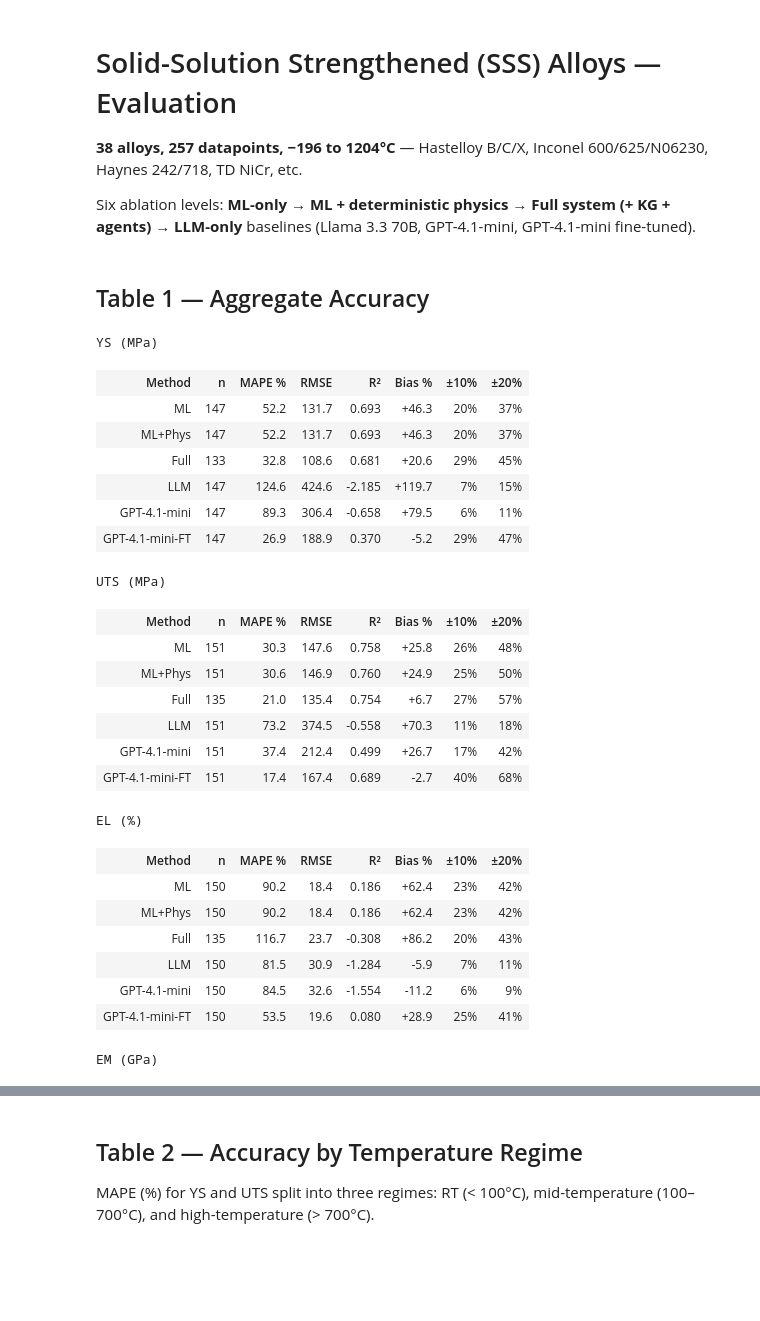
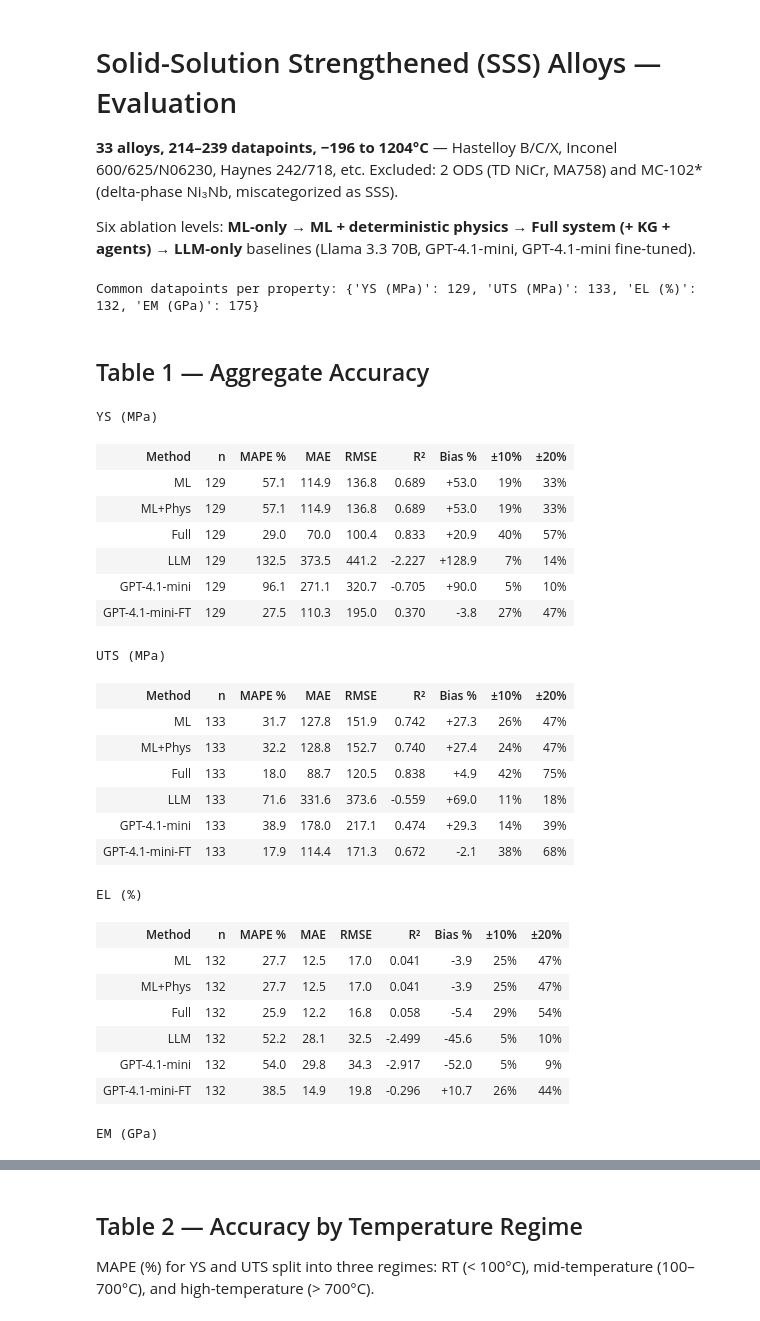
Before and after one commit to AlexLecu/AlloyGraph, a Jupyter notebook: evaluation/prediction/notebooks/02_evaluate_sss.ipynb, the cells around one changed output, grey strips where cells are left out. Saved outputs shown, nothing was run; the diff lists cells and outputs as text; code cells hidden in the pictures; blank space fills up the shorter version.

```diff
--- a/evaluation/prediction/notebooks/02_evaluate_sss.ipynb
+++ b/evaluation/prediction/notebooks/02_evaluate_sss.ipynb
@@ -1,7 +1,8 @@
 # %% [markdown]
 # Solid-Solution Strengthened (SSS) Alloys — Evaluation
 
-**38 alloys, 257 datapoints, −196 to 1204°C** — Hastelloy B/C/X, Inconel 600/625/N06230, Haynes 242/718, TD NiCr, etc.
+**33 alloys, 214–239 datapoints, −196 to 1204°C** — Hastelloy B/C/X, Inconel 600/625/N06230, Haynes 242/718, etc.
+Excluded: 2 ODS (TD NiCr, MA758) and MC-102\* (delta-phase Ni₃Nb, miscategorized as SSS).
 
 Six ablation levels: **ML-only** → **ML + deterministic physics** → **Full system (+ KG + agents)** → **LLM-only** baselines (Llama 3.3 70B, GPT-4.1-mini, GPT-4.1-mini fine-tuned).
 # %%
@@ -36,15 +37,33 @@ PROPS   = [('pred_ys','actual_ys','YS (MPa)'), ('pred_uts','actual_uts','UTS (MP
 
 def metrics(df, pc, ac):
     v = df[[pc,ac]].dropna(); v = v[v[ac]!=0]
-    if len(v)<2: return dict(n=len(v), mape=np.nan, rmse=np.nan, r2=np.nan, bias=np.nan)
+    if len(v)<2: return dict(n=len(v), mape=np.nan, mae=np.nan, rmse=np.nan, r2=np.nan, bias=np.nan)
     e = v[pc]-v[ac]; pe = e/v[ac]
-    return dict(n=len(v), mape=pe.abs().mean()*100, rmse=np.sqrt((e**2).mean()),
+    return dict(n=len(v), mape=pe.abs().mean()*100, mae=e.abs().mean(),
+                rmse=np.sqrt((e**2).mean()),
                 r2=r2_score(v[ac], v[pc]), bias=pe.mean()*100)
 
 def pct_within(df, pc, ac, tol):
     v = df[[pc,ac]].dropna(); v = v[v[ac]!=0]
     if len(v)==0: return np.nan
     return (((v[pc]-v[ac])/v[ac]).abs()*100 <= tol).mean()*100
+
+# === Fair comparison: intersect to common datapoints per property ===
+for df in METHODS.values():
+    df['_key'] = df['alloy'].astype(str) + '|' + df['temperature'].astype(str)
+
+def _common_keys(pc, ac):
+    sets = []
+    for df in METHODS.values():
+        v = df.dropna(subset=[pc, ac])
+        v = v[v[ac] != 0]
+        sets.append(set(v['_key']))
+    return set.intersection(*sets) if sets else set()
+
+COMMON = {(pc, ac): _common_keys(pc, ac) for pc, ac, _ in PROPS}
+print(f"Common datapoints per property: { {lbl: len(COMMON[(pc,ac)]) for pc,ac,lbl in PROPS} }")
+# %% [output]
+Common datapoints per property: {'YS (MPa)': 129, 'UTS (MPa)': 133, 'EL (%)': 132, 'EM (GPa)': 175}
 # %% [markdown]
 ## Table 1 — Aggregate Accuracy
 # %%
@@ -53,9 +72,11 @@ from IPython.display import HTML
 rows = []
 for mn, df in METHODS.items():
     for pc, ac, lbl in PROPS:
-        m = metrics(df, pc, ac)
+        keys = COMMON[(pc, ac)]
+        df_fair = df[df['_key'].isin(keys)]
+        m = metrics(df_fair, pc, ac)
         rows.append({**m, 'Method': mn, 'Property': lbl,
-                     '±10%': pct_within(df,pc,ac,10), '±20%': pct_within(df,pc,ac,20)})
+                     '±10%': pct_within(df_fair, pc, ac, 10), '±20%': pct_within(df_fair, pc, ac, 20)})
 
 tbl = pd.DataFrame(rows)
 
@@ -66,57 +87,57 @@ def build_table_html(sub, columns_spec):
     html += '<tr><th style="text-align:left">Method</th>'
     for col, _, _ in columns_spec:
         html += f'<th style="padding:4px 8px">{col}</th>'
     html += '</tr>\n'
     best_map = {}
     for col, best, _ in columns_spec:
         if best is None: continue
         vals = pd.to_numeric(sub[col], errors='coerce')
         if best == 'min': best_map[col] = vals.idxmin()
         elif best == 'max': best_map[col] = vals.idxmax()
         elif best == 'abs_min': best_map[col] = vals.abs().idxmin()
     for idx in sub.index:
         html += f'<tr><td style="text-align:left;padding:4px 8px"><b>{idx}</b></td>'
         for col, best, fmt in columns_spec:
             val = sub.loc[idx, col]
             s = fmt.format(val) if pd.notna(val) else '\u2014'
             is_best = best is not None and idx == best_map.get(col)
             style = f'{HIGHLIGHT};padding:4px 8px' if is_best else 'padding:4px 8px'
             html += f'<td style="{style}">{s}</td>'
         html += '</tr>\n'
     html += '</table>'
     return html
 
 for prop in ['YS (MPa)', 'UTS (MPa)', 'EL (%)', 'EM (GPa)']:
-    sub = tbl[tbl['Property']==prop][['Method','n','mape','rmse','r2','bias','±10%','±20%']].copy()
+    sub = tbl[tbl['Property']==prop][['Method','n','mape','mae','rmse','r2','bias','±10%','±20%']].copy()
     sub = sub.set_index('Method')
-    sub.columns = ['n','MAPE %','RMSE','R²','Bias %','±10%','±20%']
-    cols = [('n',None,'{:.0f}'),('MAPE %','min','{:.1f}'),('RMSE','min','{:.1f}'),
+    sub.columns = ['n','MAPE %','MAE','RMSE','R²','Bias %','±10%','±20%']
+    cols = [('n',None,'{:.0f}'),('MAPE %','min','{:.1f}'),('MAE','min','{:.1f}'),('RMSE','min','{:.1f}'),
             ('R²','max','{:.3f}'),('Bias %','abs_min','{:+.1f}'),('±10%','max','{:.0f}%'),('±20%','max','{:.0f}%')]
     print(f"\n{prop}")
     display(HTML(build_table_html(sub, cols)))
 # %% [output]
 YS (MPa)
-| Method | n | MAPE % | RMSE | R² | Bias % | ±10% | ±20% |
-| ML | 147 | 52.2 | 131.7 | 0.693 | +46.3 | 20% | 37% |
-| ML+Phys | 147 | 52.2 | 131.7 | 0.693 | +46.3 | 20% | 37% |
-| Full | 133 | 32.8 | 108.6 | 0.681 | +20.6 | 29% | 45% |
-| LLM | 147 | 124.6 | 424.6 | -2.185 | +119.7 | 7% | 15% |
-| GPT-4.1-mini | 147 | 89.3 | 306.4 | -0.658 | +79.5 | 6% | 11% |
-| GPT-4.1-mini-FT | 147 | 26.9 | 188.9 | 0.370 | -5.2 | 29% | 47% |
+| Method | n | MAPE % | MAE | RMSE | R² | Bias % | ±10% | ±20% |
+| ML | 129 | 57.1 | 114.9 | 136.8 | 0.689 | +53.0 | 19% | 33% |
+| ML+Phys | 129 | 57.1 | 114.9 | 136.8 | 0.689 | +53.0 | 19% | 33% |
+| Full | 129 | 29.0 | 70.0 | 100.4 | 0.833 | +20.9 | 40% | 57% |
+| LLM | 129 | 132.5 | 373.5 | 441.2 | -2.227 | +128.9 | 7% | 14% |
+| GPT-4.1-mini | 129 | 96.1 | 271.1 | 320.7 | -0.705 | +90.0 | 5% | 10% |
+| GPT-4.1-mini-FT | 129 | 27.5 | 110.3 | 195.0 | 0.370 | -3.8 | 27% | 47% |
 UTS (MPa)
-| Method | n | MAPE % | RMSE | R² | Bias % | ±10% | ±20% |
-| ML | 151 | 30.3 | 147.6 | 0.758 | +25.8 | 26% | 48% |
-| ML+Phys | 151 | 30.6 | 146.9 | 0.760 | +24.9 | 25% | 50% |
-| Full | 135 | 21.0 | 135.4 | 0.754 | +6.7 | 27% | 57% |
-| LLM | 151 | 73.2 | 374.5 | -0.558 | +70.3 | 11% | 18% |
-| GPT-4.1-mini | 151 | 37.4 | 212.4 | 0.499 | +26.7 | 17% | 42% |
-| GPT-4.1-mini-FT | 151 | 17.4 | 167.4 | 0.689 | -2.7 | 40% | 68% |
+| Method | n | MAPE % | MAE | RMSE | R² | Bias % | ±10% | ±20% |
+| ML | 133 | 31.7 | 127.8 | 151.9 | 0.742 | +27.3 | 26% | 47% |
+| ML+Phys | 133 | 32.2 | 128.8 | 152.7 | 0.740 | +27.4 | 24% | 47% |
+| Full | 133 | 18.0 | 88.7 | 120.5 | 0.838 | +4.9 | 42% | 75% |
+| LLM | 133 | 71.6 | 331.6 | 373.6 | -0.559 | +69.0 | 11% | 18% |
+| GPT-4.1-mini | 133 | 38.9 | 178.0 | 217.1 | 0.474 | +29.3 | 14% | 39% |
+| GPT-4.1-mini-FT | 133 | 17.9 | 114.4 | 171.3 | 0.672 | -2.1 | 38% | 68% |
 EL (%)
-| Method | n | MAPE % | RMSE | R² | Bias % | ±10% | ±20% |
-| ML | 150 | 90.2 | 18.4 | 0.186 | +62.4 | 23% | 42% |
-| ML+Phys | 150 | 90.2 | 18.4 | 0.186 | +62.4 | 23% | 42% |
-| Full | 135 | 116.7 | 23.7 | -0.308 | +86.2 | 20% | 43% |
-| LLM | 150 | 81.5 | 30.9 | -1.284 | -5.9 | 7% | 11% |
-| GPT-4.1-mini | 150 | 84.5 | 32.6 | -1.554 | -11.2 | 6% | 9% |
-| GPT-4.1-mini-FT | 150 | 53.5 | 19.6 | 0.080 | +28.9 | 25% | 41% |
+| Method | n | MAPE % | MAE | RMSE | R² | Bias % | ±10% | ±20% |
+| ML | 132 | 27.7 | 12.5 | 17.0 | 0.041 | -3.9 | 25% | 47% |
+| ML+Phys | 132 | 27.7 | 12.5 | 17.0 | 0.041 | -3.9 | 25% | 47% |
+| Full | 132 | 25.9 | 12.2 | 16.8 | 0.058 | -5.4 | 29% | 54% |
+| LLM | 132 | 52.2 | 28.1 | 32.5 | -2.499 | -45.6 | 5% | 10% |
+| GPT-4.1-mini | 132 | 54.0 | 29.8 | 34.3 | -2.917 | -52.0 | 5% | 9% |
+| GPT-4.1-mini-FT | 132 | 38.5 | 14.9 | 19.8 | -0.296 | +10.7 | 26% | 44% |
 EM (GPa)
```
Also changed, not shown: parts of 8 cells of this notebook, 3 other files.
